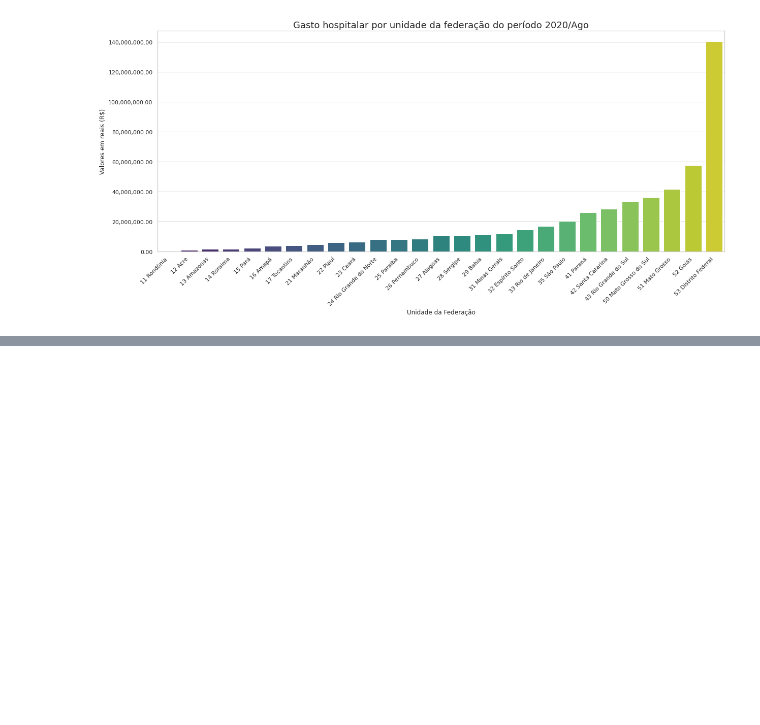
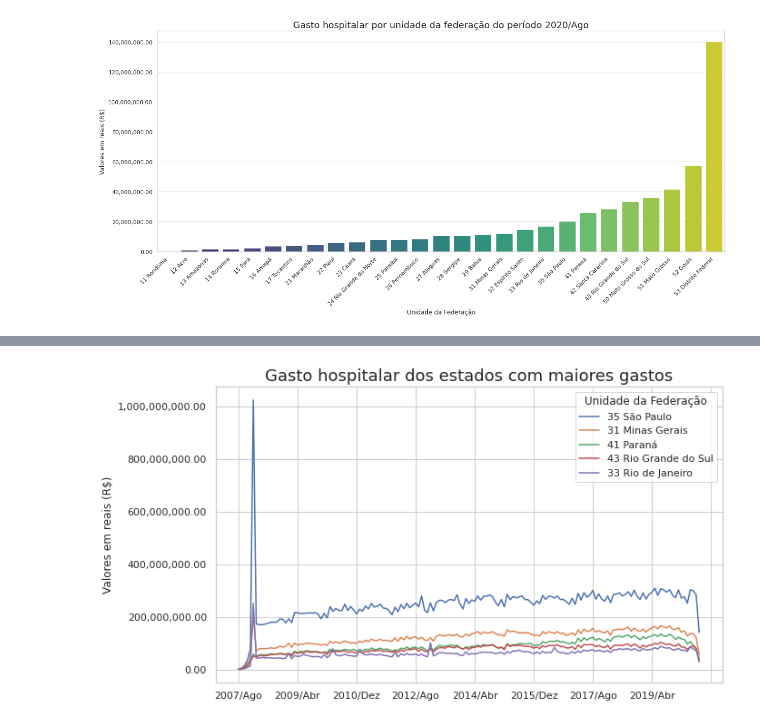
Before and after one commit to erikamarchi/bootcamp-alura-data-science, a Jupyter notebook: modulo-01/Dados_Hospitalares.ipynb, the cells around one changed output, grey strips where cells are left out. Saved outputs shown, nothing was run; the diff lists cells and outputs as text; code cells hidden in the pictures; blank space fills up the shorter version.

```diff
--- a/modulo-01/Dados_Hospitalares.ipynb
+++ b/modulo-01/Dados_Hospitalares.ipynb
@@ -143,0 +184,8 @@ ax.figure.set_size_inches(10,6);
+# %%
+ax = ordenado_por_total.head(5).T.plot(figsize=(10,6))
+ax.set_title('Gasto hospitalar dos estados com maiores gastos',fontsize=18)
+ax.yaxis.set_major_formatter(ticker.StrMethodFormatter("{x:,.2f}"))
+ax.set_ylabel("Valores em reais (R$)")
+ax.figure.set_size_inches(10,6);
+# %% [output]
+[figure, added]
```
Also changed, not shown: parts of 16 cells of this notebook.
